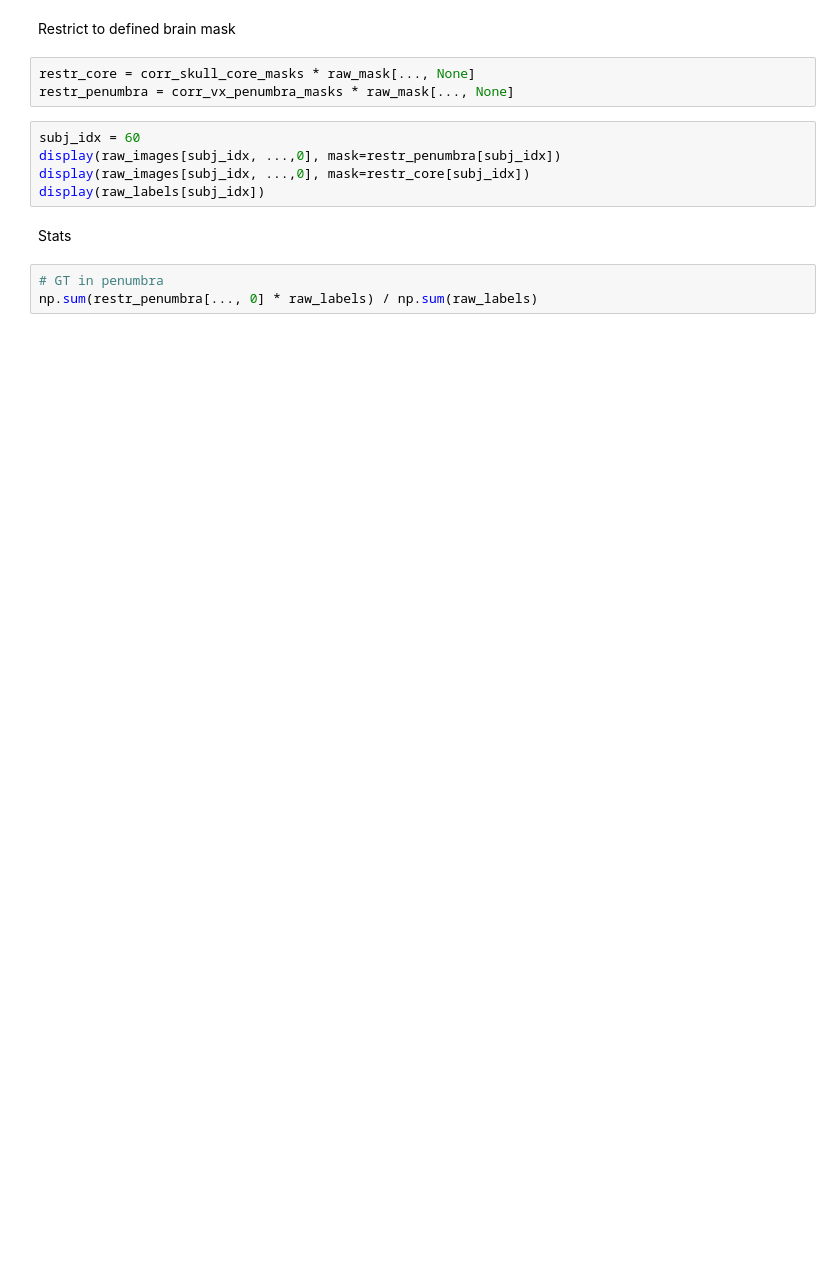
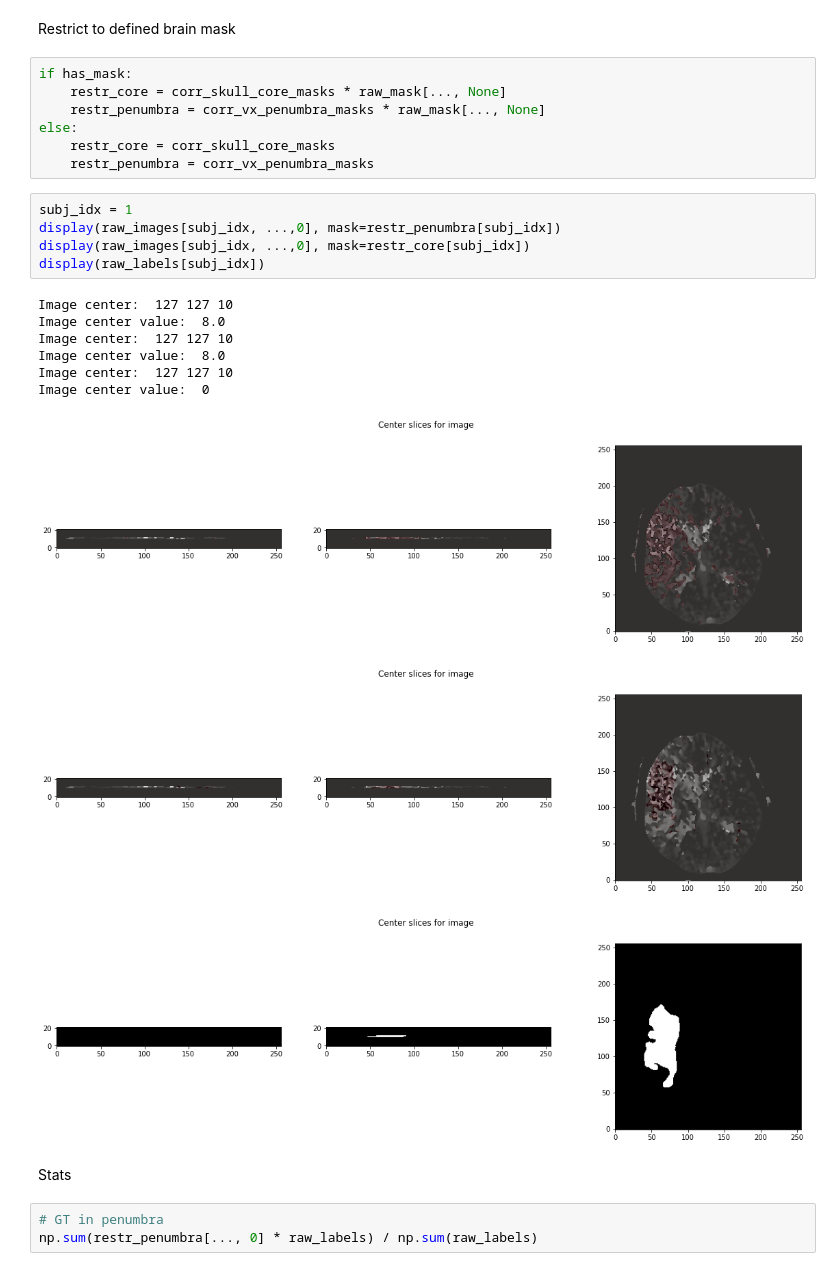
Before and after one commit to JulianKlug/PerfusionCT-Net, a Jupyter notebook: exploration_notebooks/prior_knowledge.ipynb, the cells around one changed output. Drawn from its saved outputs; the diff is of its cells as text; blank space fills up the shorter version.

```diff
--- a/exploration_notebooks/prior_knowledge.ipynb
+++ b/exploration_notebooks/prior_knowledge.ipynb
@@ -220,13 +295,27 @@ display(raw_images[subj_idx, ...,0], mask=raw_labels[subj_idx])
 # %% [markdown]
 Restrict to defined brain mask
 # %%
-restr_core = corr_skull_core_masks * raw_mask[..., None]
-restr_penumbra = corr_vx_penumbra_masks * raw_mask[..., None]
+if has_mask:
+    restr_core = corr_skull_core_masks * raw_mask[..., None]
+    restr_penumbra = corr_vx_penumbra_masks * raw_mask[..., None]
+else:
+    restr_core = corr_skull_core_masks
+    restr_penumbra = corr_vx_penumbra_masks
 # %%
-subj_idx = 60
+subj_idx = 1
 display(raw_images[subj_idx, ...,0], mask=restr_penumbra[subj_idx])
 display(raw_images[subj_idx, ...,0], mask=restr_core[subj_idx])
 display(raw_labels[subj_idx])
+# %% [output]
+Image center:  127 127 10
+Image center value:  8.0
+Image center:  127 127 10
+Image center value:  8.0
+Image center:  127 127 10
+Image center value:  0
+[figure, added]
+[figure, added]
+[figure, added]
 # %% [markdown]
 Stats
 # %%
```
Also changed, not shown: parts of 20 cells of this notebook.
